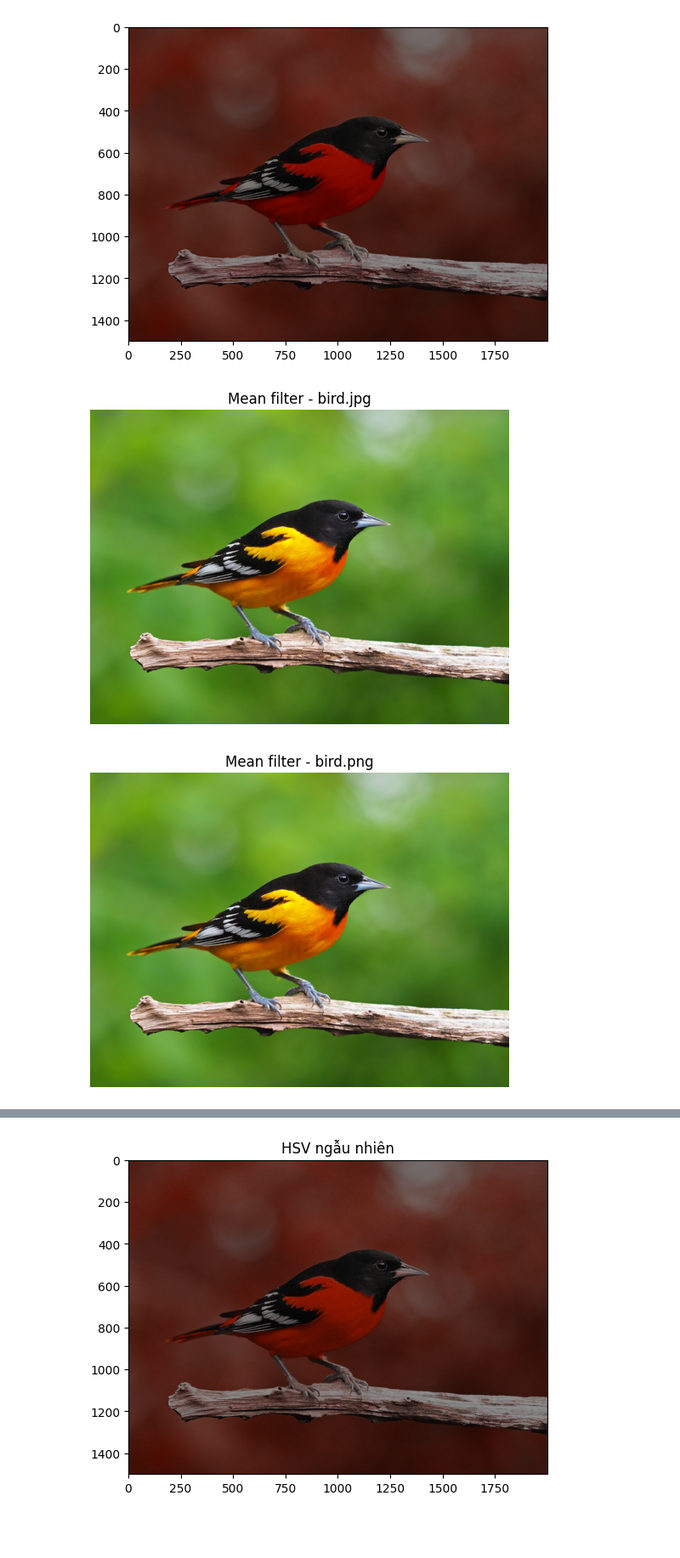
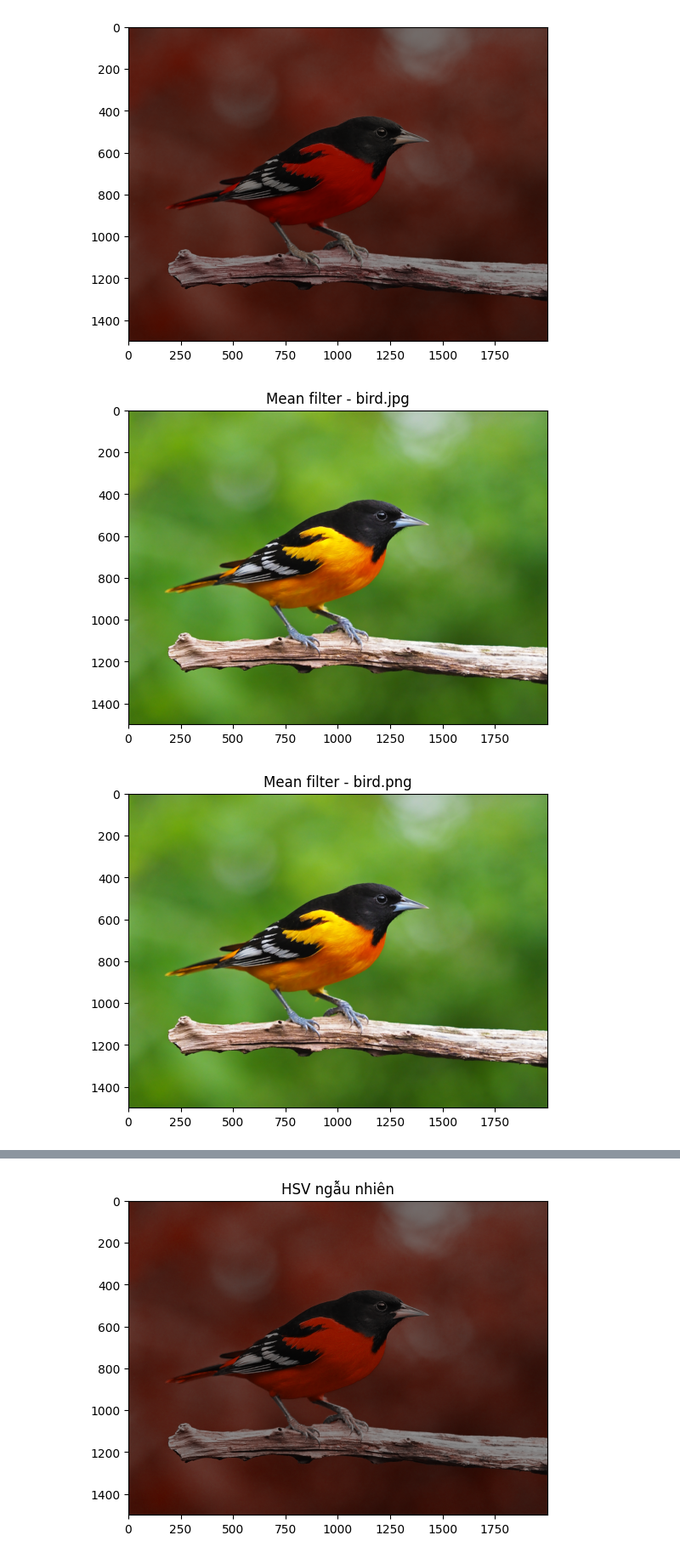
Before and after one commit to qifuong/NhapMonXuLyAnhSo-243_71ITAI40803_0101, a Jupyter notebook: Lab 1/Bai1-9.ipynb, the cells around one changed output, grey strips where cells are left out. Shown at 85% size. Drawn from its saved outputs; the diff is of its cells as text; code cells hidden in the pictures; blank space fills up the shorter version.

```diff
--- a/Lab 1/Bai1-9.ipynb
+++ b/Lab 1/Bai1-9.ipynb
@@ -91,27 +91,27 @@ plt.show()
 # %%
 #Bai 5
 folder = "Exercise"
 output_folder = "Exercise_MeanFiltered"
 os.makedirs(output_folder, exist_ok=True)
 
 for filename in os.listdir(folder):
     if filename.endswith(".png") or filename.endswith(".jpg"):
         path = os.path.join(folder, filename)
         img = Image.open(path)
         arr = np.array(img)
 
         blur = uniform_filter(arr, size=(3, 3, 1))
         blur_img = Image.fromarray(blur.astype("uint8"))
         out_path = os.path.join(output_folder, f"mean_{filename}")
         blur_img.save(out_path)
 
         plt.imshow(blur_img)
         plt.title(f"Mean filter - {filename}")
-        plt.axis("off")
+        plt.axis("on")
         plt.show()
 # %% [output]
-[figure, old version]
+[figure, new version]
-[figure, old version]
+[figure, new version]
 # %%
 #Bai 6
 
```
Also changed, not shown: parts of 4 cells of this notebook.
